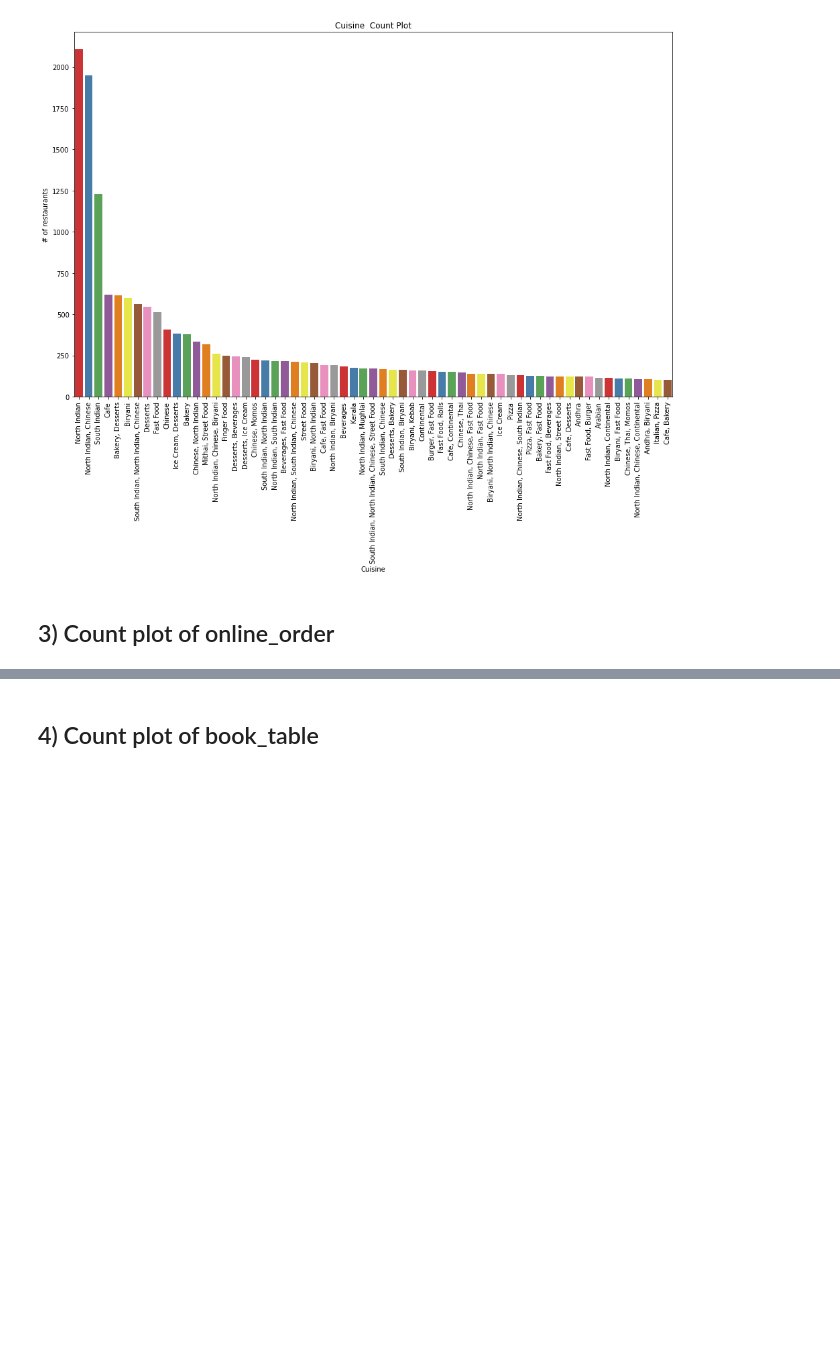
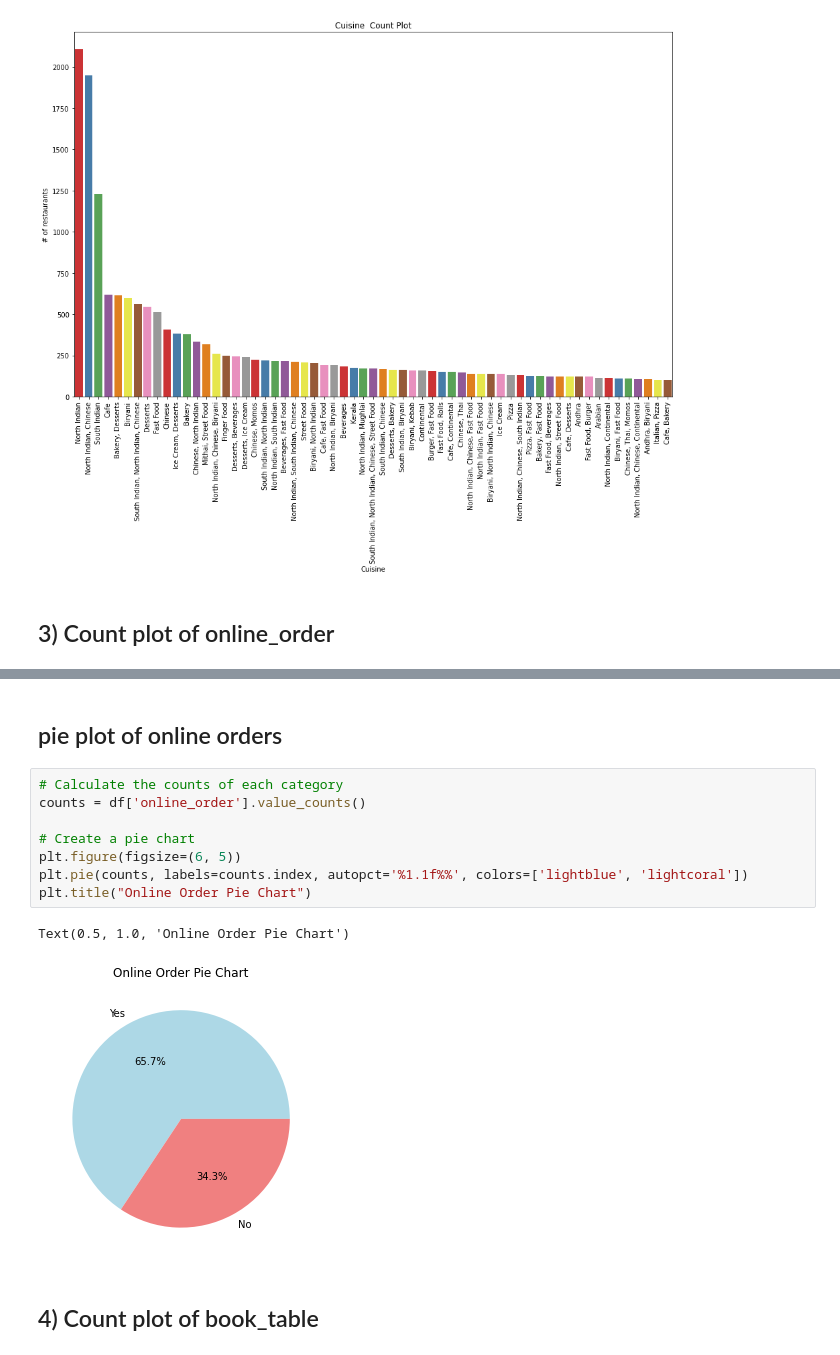
Before and after one commit to vignesh-v-007/dic-project, a Jupyter notebook: dummy.ipynb, the cells around one changed output, grey strips where cells are left out. Cells and saved outputs as stored; diff of their text form; blank space fills up the shorter version.

```diff
--- a/dummy.ipynb
+++ b/dummy.ipynb
@@ -327,3 +348,16 @@ Passing `palette` without assigning `hue` is deprecated and will be removed in v
+# %% [markdown]
+## pie plot of online orders
+# %%
+# Calculate the counts of each category
+counts = df['online_order'].value_counts()
+
+# Create a pie chart
+plt.figure(figsize=(6, 5))
+plt.pie(counts, labels=counts.index, autopct='%1.1f%%', colors=['lightblue', 'lightcoral'])
+plt.title("Online Order Pie Chart")
+# %% [output]
+Text(0.5, 1.0, 'Online Order Pie Chart')
+[figure, added]
 # %% [markdown]
 ## 4) Count plot of book_table
 # %%
```
Also changed, not shown: parts of 14 cells of this notebook, 31 other files.
